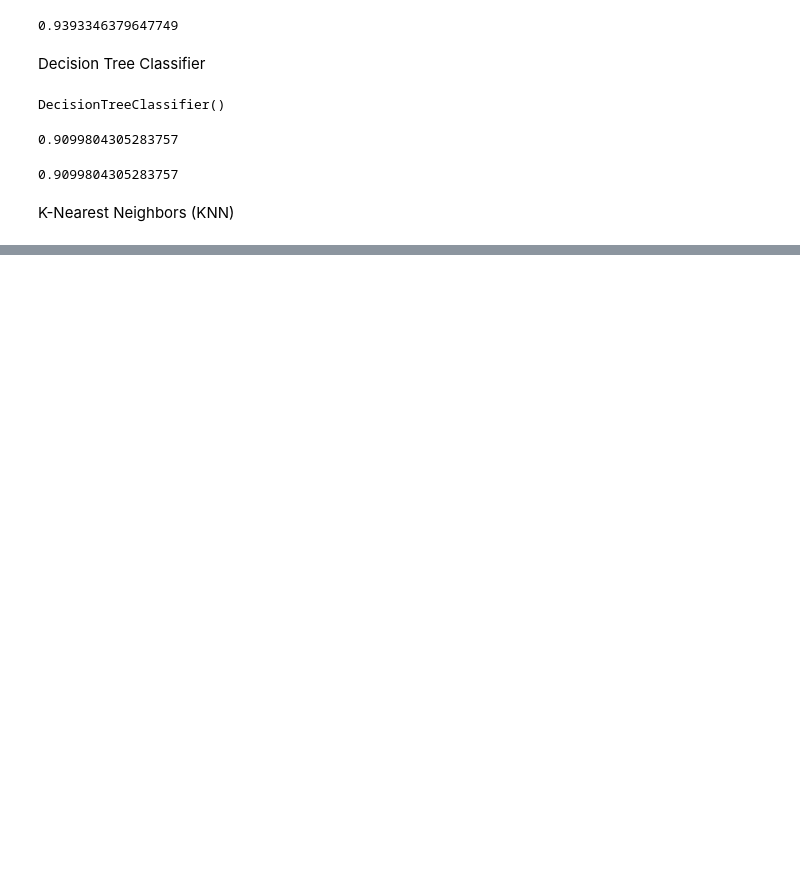
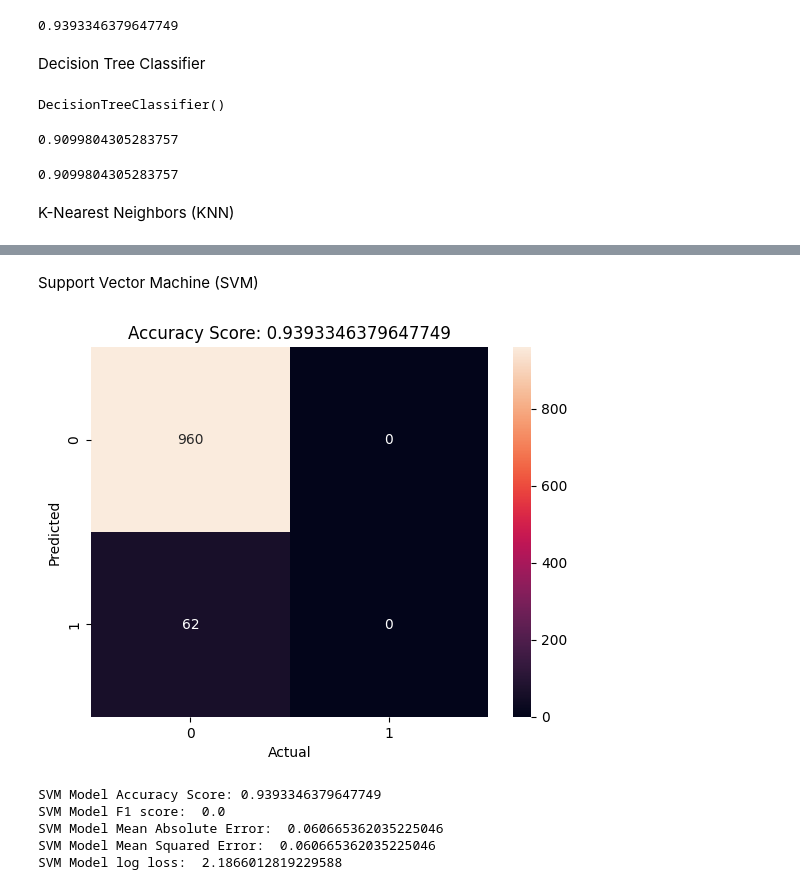
Before and after one commit to omari-kd/Heart-Stroke-Prediction, a Jupyter notebook: 01_notebook/noteboook.ipynb, the cells around one changed output, grey strips where cells are left out. Cells and saved outputs as stored; diff of their text form; code cells hidden in the pictures; blank space fills up the shorter version.

```diff
--- a/01_notebook/noteboook.ipynb
+++ b/01_notebook/noteboook.ipynb
@@ -285,0 +327,22 @@ K-Nearest Neighbors (KNN)
+# %% [markdown]
+Support Vector Machine (SVM)
+# %%
+sns.heatmap(metrics.confusion_matrix(y_test, sv_pred), annot=True, fmt='d')
+plt.title('Accuracy Score: {}'.format(accuracy_score(y_test, sv_pred)))
+plt.ylabel('Predicted')
+plt.xlabel('Actual')
+plt.show()
+# %% [output]
+[figure, added]
+# %%
+print('SVM Model Accuracy Score:',accuracy_score(y_test, sv_pred))
+print('SVM Model F1 score: ',metrics.f1_score(y_test, sv_pred))
+print('SVM Model Mean Absolute Error: ',metrics.mean_absolute_error(y_test, sv_pred))
+print('SVM Model Mean Squared Error: ',metrics.mean_squared_error(y_test, sv_pred))
+print('SVM Model log loss: ',log_loss(y_test, sv_pred))
+# %% [output]
+SVM Model Accuracy Score: 0.9393346379647749
+SVM Model F1 score:  0.0
+SVM Model Mean Absolute Error:  0.060665362035225046
+SVM Model Mean Squared Error:  0.060665362035225046
+SVM Model log loss:  2.1866012819229588
```
Also changed, not shown: parts of 14 cells of this notebook.
